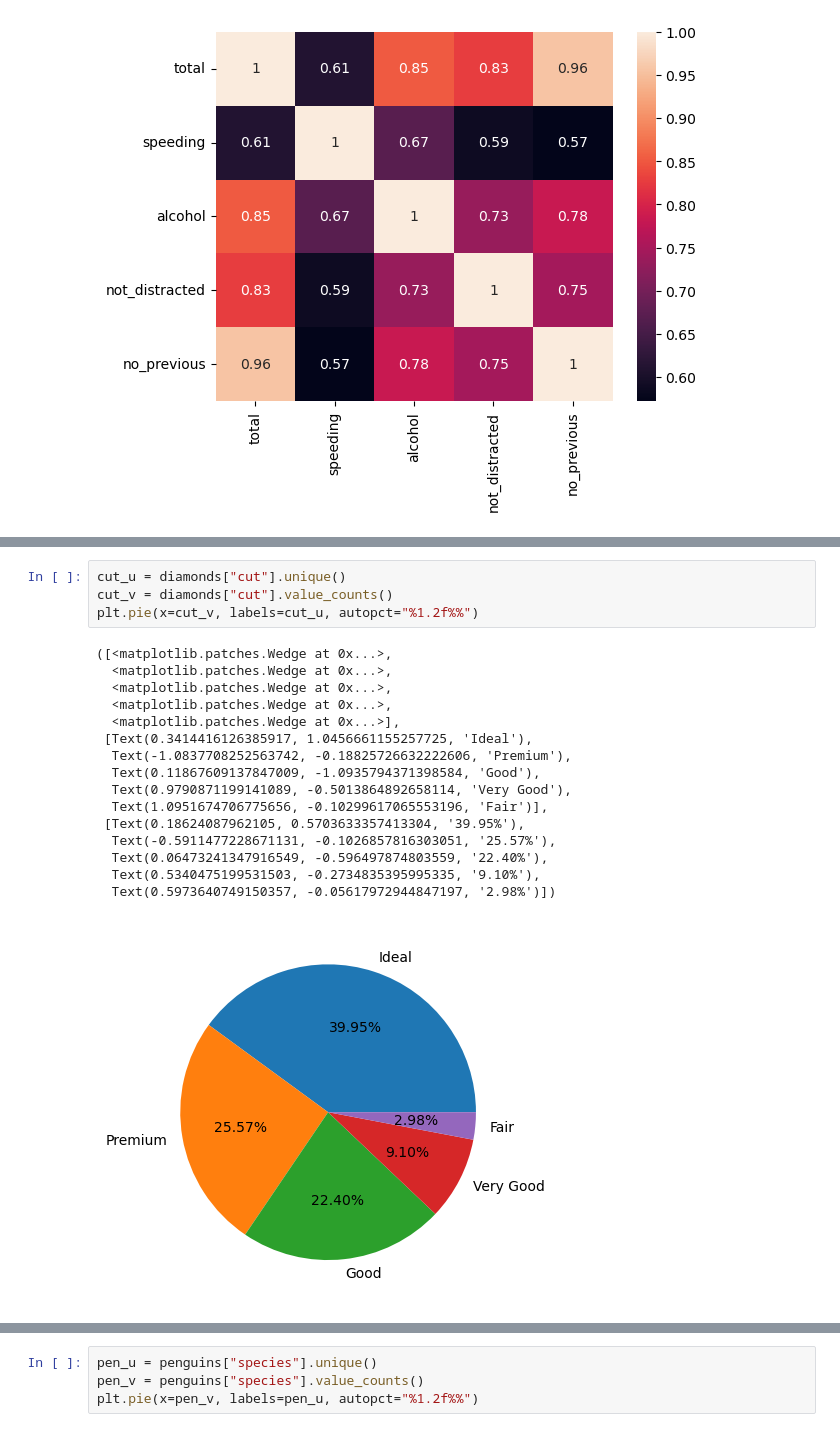
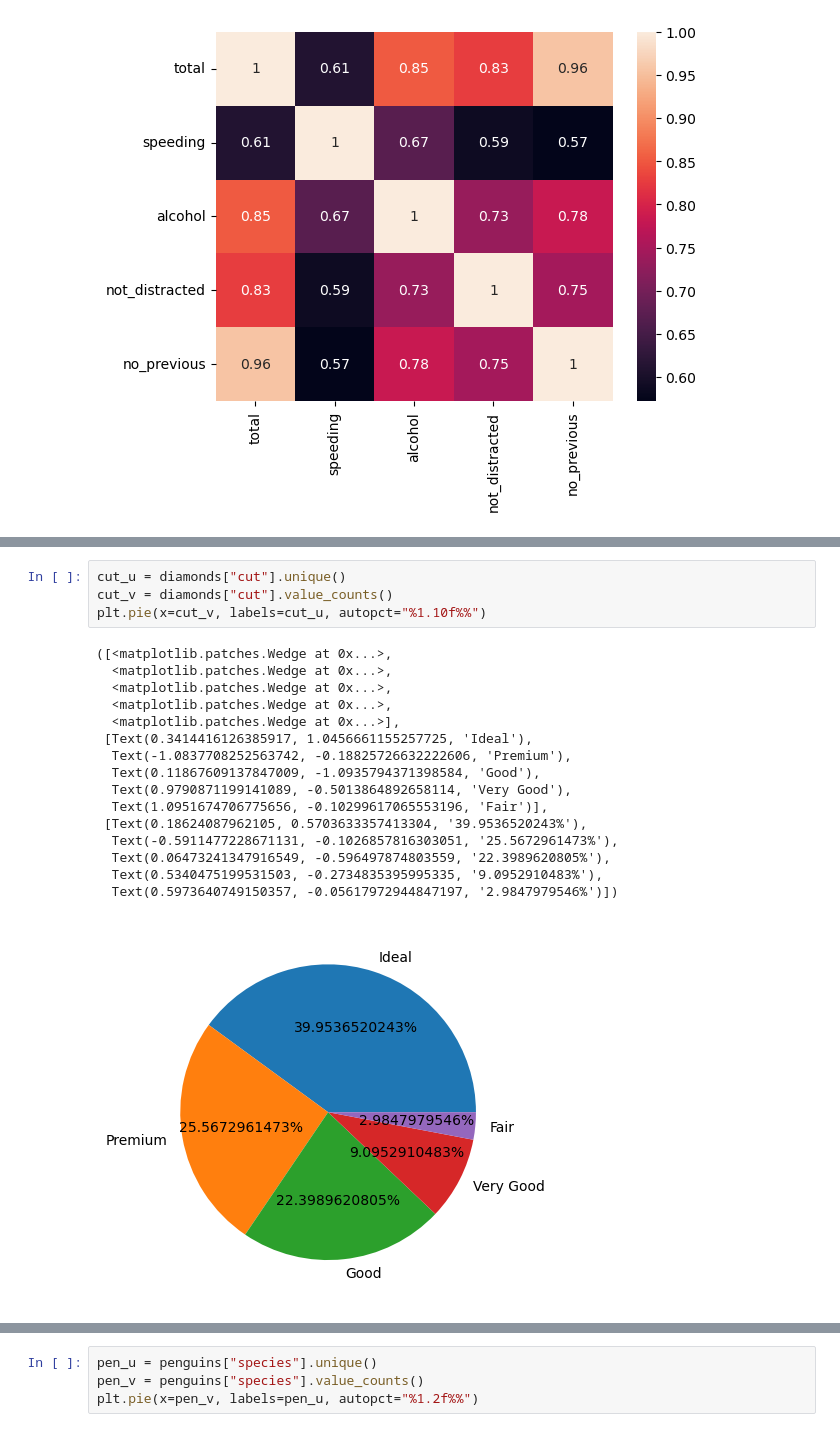
Before and after one commit to DonginJeon/Chunjae_edu, a Jupyter notebook: problem/24_problem.ipynb, the cells around one changed output, grey strips where cells are left out. Cells and saved outputs as stored; diff of their text form.

```diff
--- a/problem/24_problem.ipynb
+++ b/problem/24_problem.ipynb
@@ -82,24 +82,24 @@ print(diamonds)
 # %%
 cut_u = diamonds["cut"].unique()
 cut_v = diamonds["cut"].value_counts()
-plt.pie(x=cut_v, labels=cut_u, autopct="%1.2f%%")
+plt.pie(x=cut_v, labels=cut_u, autopct="%1.10f%%")
 # %% [output]
 ([<matplotlib.patches.Wedge at 0x...>,
   <matplotlib.patches.Wedge at 0x...>,
   <matplotlib.patches.Wedge at 0x...>,
   <matplotlib.patches.Wedge at 0x...>,
   <matplotlib.patches.Wedge at 0x...>],
  [Text(0.3414416126385917, 1.0456661155257725, 'Ideal'),
   Text(-1.0837708252563742, -0.18825726632222606, 'Premium'),
   Text(0.11867609137847009, -1.0935794371398584, 'Good'),
   Text(0.9790871199141089, -0.5013864892658114, 'Very Good'),
   Text(1.0951674706775656, -0.10299617065553196, 'Fair')],
- [Text(0.18624087962105, 0.5703633357413304, '39.95%'),
-  Text(-0.5911477228671131, -0.1026857816303051, '25.57%'),
-  Text(0.06473241347916549, -0.596497874803559, '22.40%'),
-  Text(0.5340475199531503, -0.2734835395995335, '9.10%'),
-  Text(0.5973640749150357, -0.05617972944847197, '2.98%')])
+ [Text(0.18624087962105, 0.5703633357413304, '39.9536520243%'),
+  Text(-0.5911477228671131, -0.1026857816303051, '25.5672961473%'),
+  Text(0.06473241347916549, -0.596497874803559, '22.3989620805%'),
+  Text(0.5340475199531503, -0.2734835395995335, '9.0952910483%'),
+  Text(0.5973640749150357, -0.05617972944847197, '2.9847979546%')])
-[figure, old version]
+[figure, new version]
 # %% [markdown]
 2. 펭귄 데이터에서 펭귄 종의 비율을 Pie Chart로 시각화하세요.
 
```
Also changed, not shown: parts of 1 cell of this notebook.
